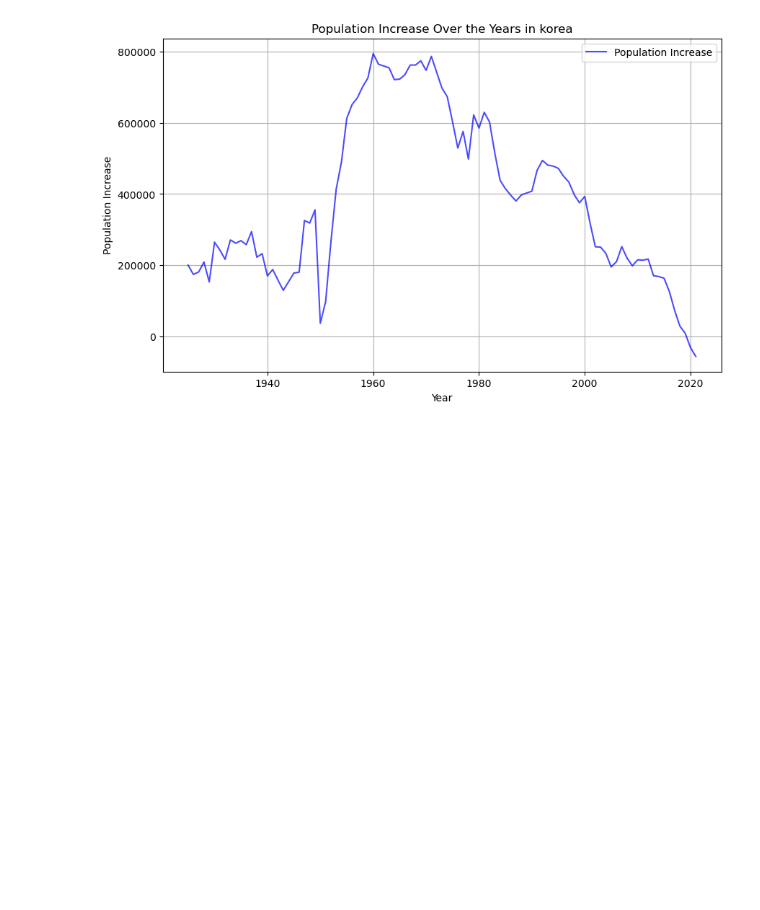
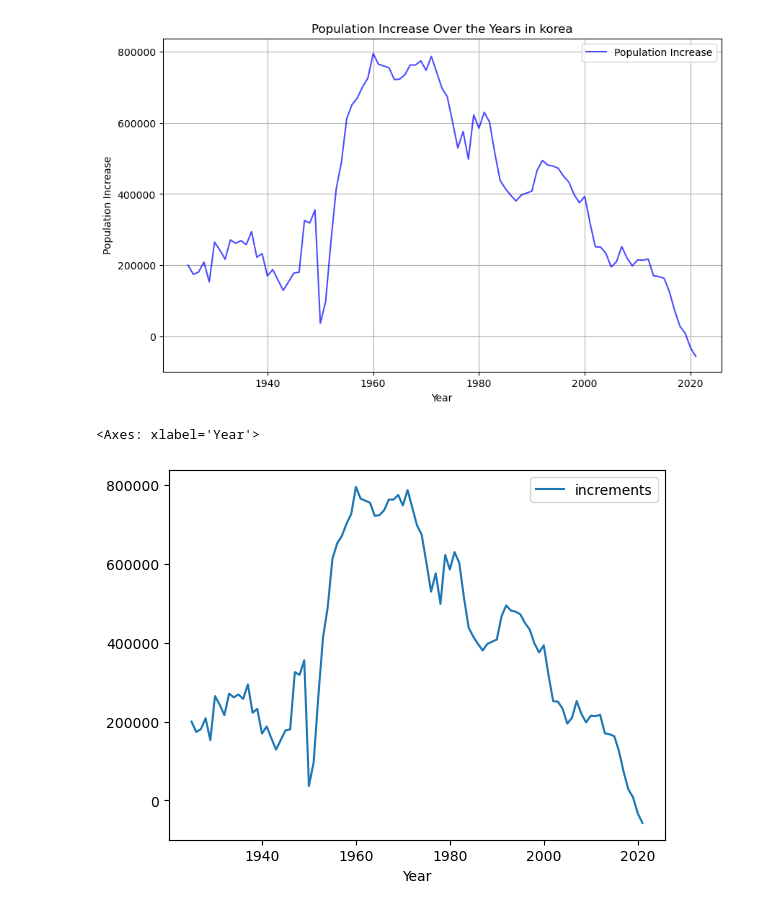
Before and after one commit to youngbeom9/250314-Quiz2-nyb-, a Jupyter notebook: pratice-1.ipynb, the cells around one changed output. Saved outputs shown, nothing was run; the diff lists cells and outputs as text; code cells hidden in the pictures; blank space fills up the shorter version.

```diff
--- a/pratice-1.ipynb
+++ b/pratice-1.ipynb
@@ -88,3 +88,8 @@ plt.grid()
 plt.show()
 # %% [output]
 [figure]
+# %%
+kp.plot(kind='line',x='Year',y='increments')
+# %% [output]
+<Axes: xlabel='Year'>
+[figure, added]
```
